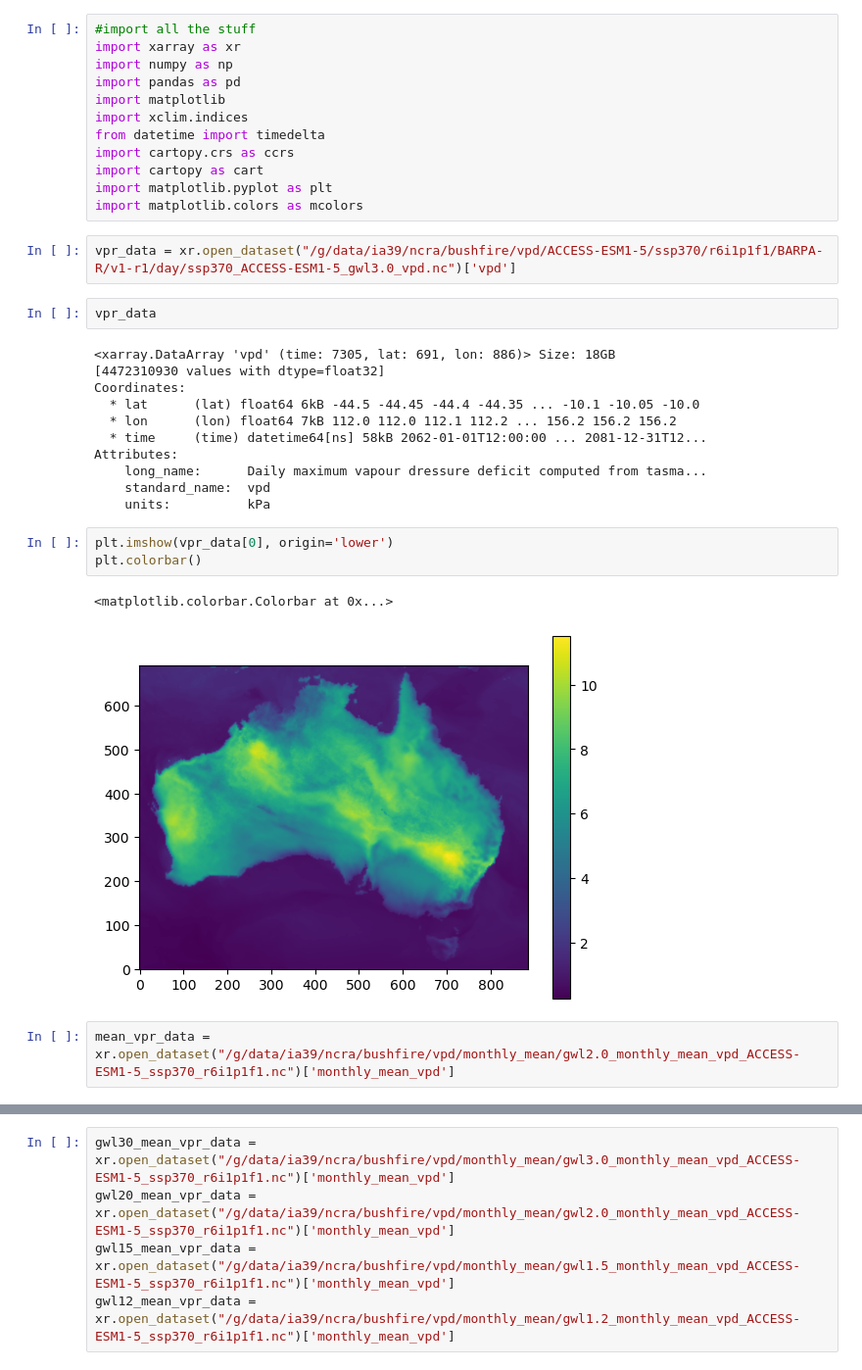
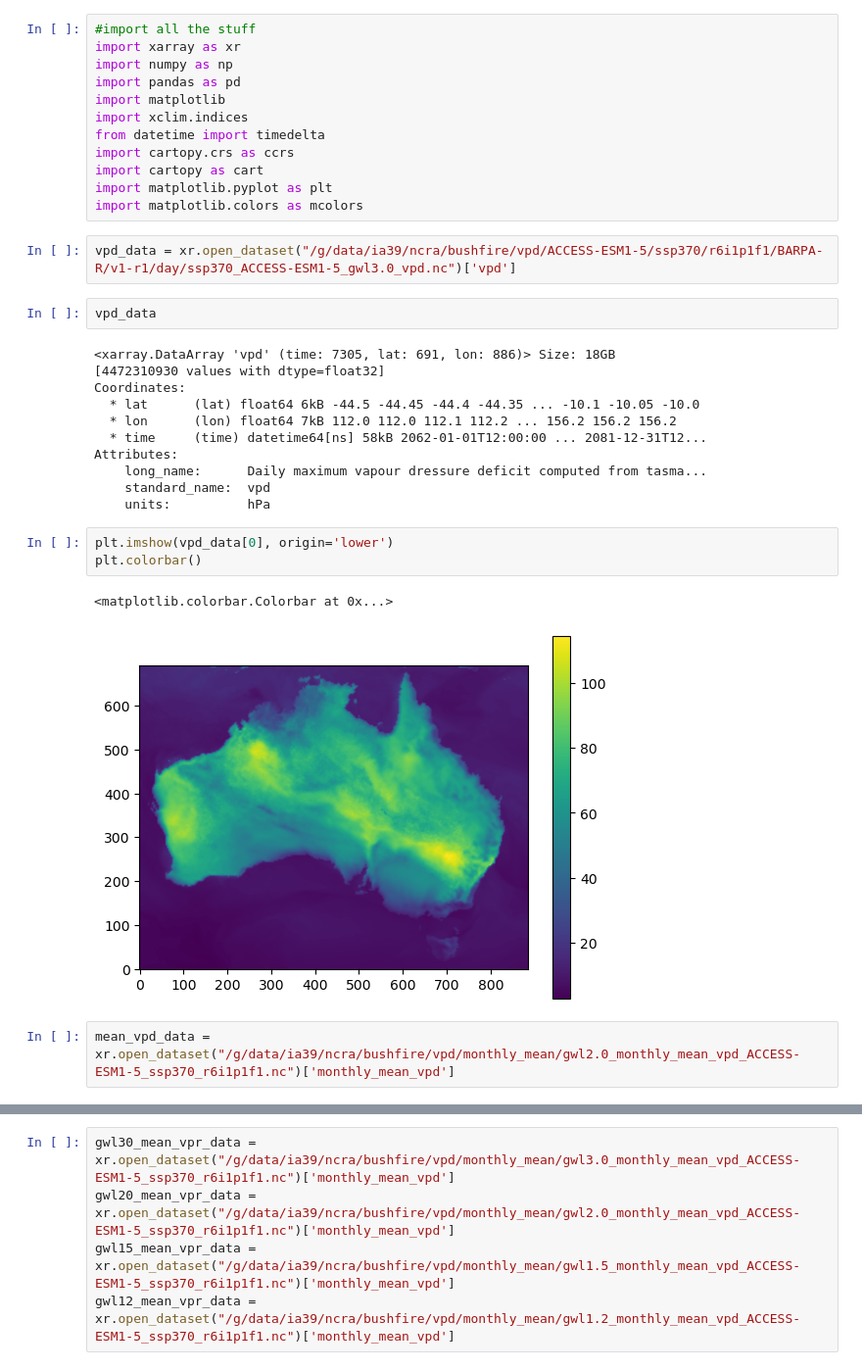
Before and after one commit to nb-bom/VPD, a Jupyter notebook: testing vpd files.ipynb, the cells around one changed output, grey strips where cells are left out. Shown: that part at 98% size. Saved outputs shown, nothing was run; the diff lists cells and outputs as text.

```diff
--- a/testing vpd files.ipynb
+++ b/testing vpd files.ipynb
@@ -24,9 +24,9 @@ import cartopy as cart
 import matplotlib.pyplot as plt
 import matplotlib.colors as mcolors
 # %%
-vpr_data = xr.open_dataset("/g/data/ia39/ncra/bushfire/vpd/ACCESS-ESM1-5/ssp370/r6i1p1f1/BARPA-R/v1-r1/day/ssp370_ACCESS-ESM1-5_gwl3.0_vpd.nc")['vpd']
+vpd_data = xr.open_dataset("/g/data/ia39/ncra/bushfire/vpd/ACCESS-ESM1-5/ssp370/r6i1p1f1/BARPA-R/v1-r1/day/ssp370_ACCESS-ESM1-5_gwl3.0_vpd.nc")['vpd']
 # %%
-vpr_data
+vpd_data
 # %% [output]
 <xarray.DataArray 'vpd' (time: 7305, lat: 691, lon: 886)> Size: 18GB
 [4472310930 values with dtype=float32]
@@ -37,13 +37,13 @@ Coordinates:
 Attributes:
     long_name:      Daily maximum vapour dressure deficit computed from tasma...
     standard_name:  vpd
-    units:          kPa
+    units:          hPa
 # %%
-plt.imshow(vpr_data[0], origin='lower')
+plt.imshow(vpd_data[0], origin='lower')
 plt.colorbar()
 # %% [output]
 <matplotlib.colorbar.Colorbar at 0x...>
-[figure, old version]
+[figure, new version]
 # %%
-mean_vpr_data = xr.open_dataset("/g/data/ia39/ncra/bushfire/vpd/monthly_mean/gwl2.0_monthly_mean_vpd_ACCESS-ESM1-5_ssp370_r6i1p1f1.nc")['monthly_mean_vpd']
+mean_vpd_data = xr.open_dataset("/g/data/ia39/ncra/bushfire/vpd/monthly_mean/gwl2.0_monthly_mean_vpd_ACCESS-ESM1-5_ssp370_r6i1p1f1.nc")['monthly_mean_vpd']
 # %%
```
Also changed, not shown: parts of 3 cells of this notebook, 1 other file.
